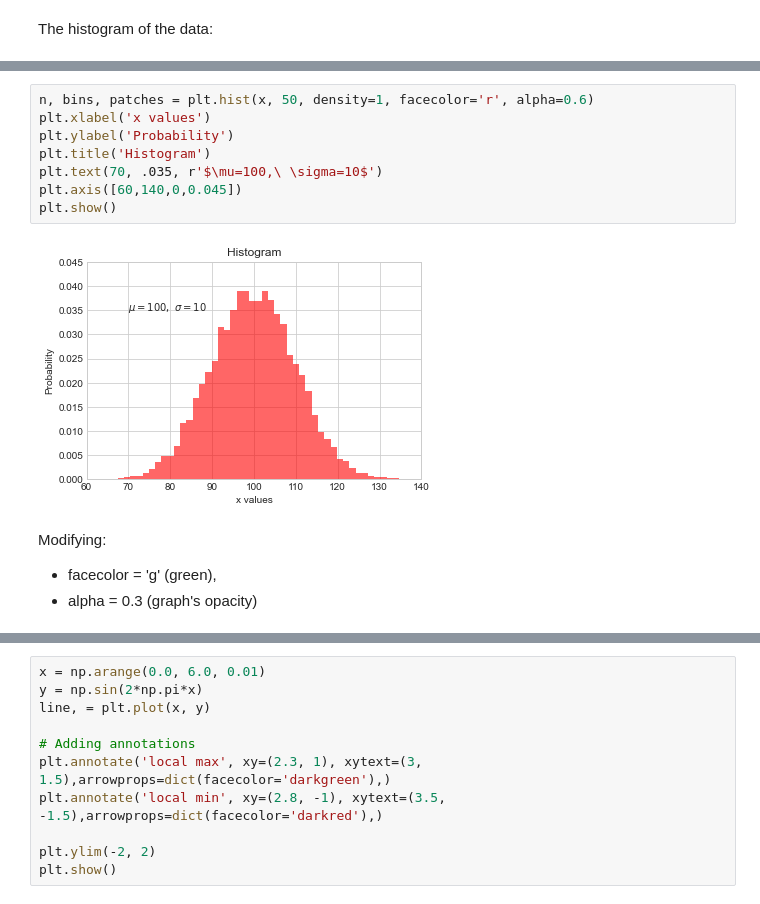
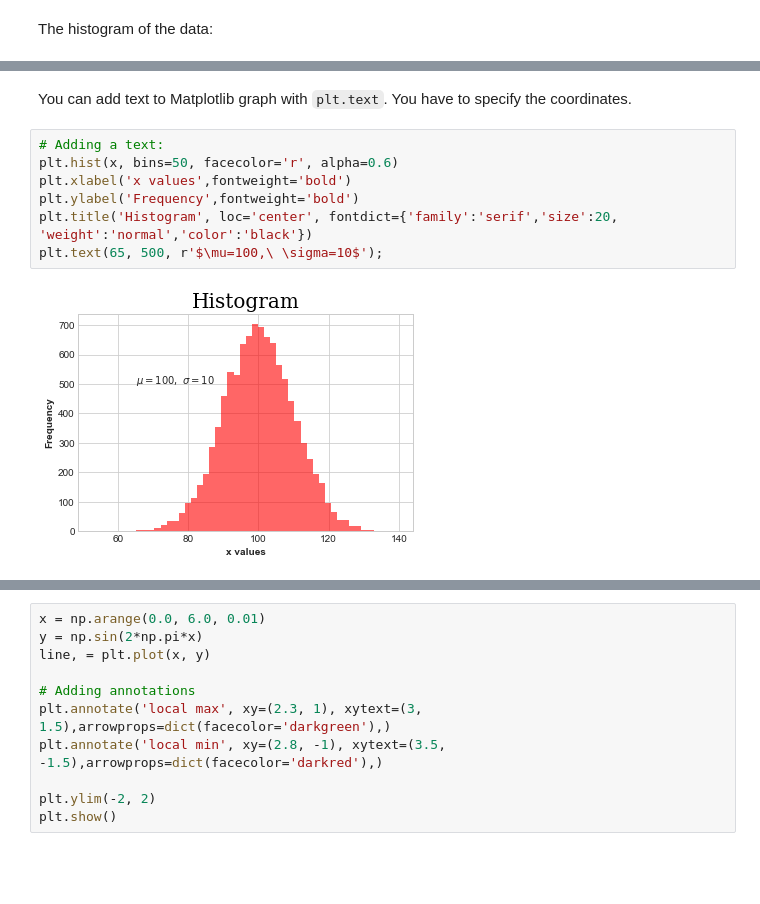
Before and after one commit to Goliath-Research/Introduction-to-Data-Science, a Jupyter notebook: 05-Introduction to Data Visualization/03-Customizing Matplotlib.ipynb, the cells around one changed output, grey strips where cells are left out. Cells and saved outputs as stored; diff of their text form; blank space fills up the shorter version.

```diff
--- a/05-Introduction to Data Visualization/03-Customizing Matplotlib.ipynb
+++ b/05-Introduction to Data Visualization/03-Customizing Matplotlib.ipynb
@@ -115,14 +163,11 @@ The histogram of the data:
+# %% [markdown]
+You can add text to Matplotlib graph with `plt.text`. You have to specify the coordinates.
 # %%
-n, bins, patches = plt.hist(x, 50, density=1, facecolor='r', alpha=0.6)
-plt.xlabel('x values')
-plt.ylabel('Probability')
-plt.title('Histogram')
-plt.text(70, .035, r'$\mu=100,\ \sigma=10$')
-plt.axis([60,140,0,0.045])
-plt.show()
+# Adding a text:
+plt.hist(x, bins=50, facecolor='r', alpha=0.6)
+plt.xlabel('x values',fontweight='bold')
+plt.ylabel('Frequency',fontweight='bold')
+plt.title('Histogram', loc='center', fontdict={'family':'serif','size':20, 'weight':'normal','color':'black'})
+plt.text(65, 500, r'$\mu=100,\ \sigma=10$');
 # %% [output]
-[figure, old version]
+[figure, new version]
-# %% [markdown]
-Modifying:
-- facecolor = 'g' (green),
-- alpha = 0.3 (graph's opacity)
```
Also changed, not shown: parts of 14 cells of this notebook, 12 other files.
